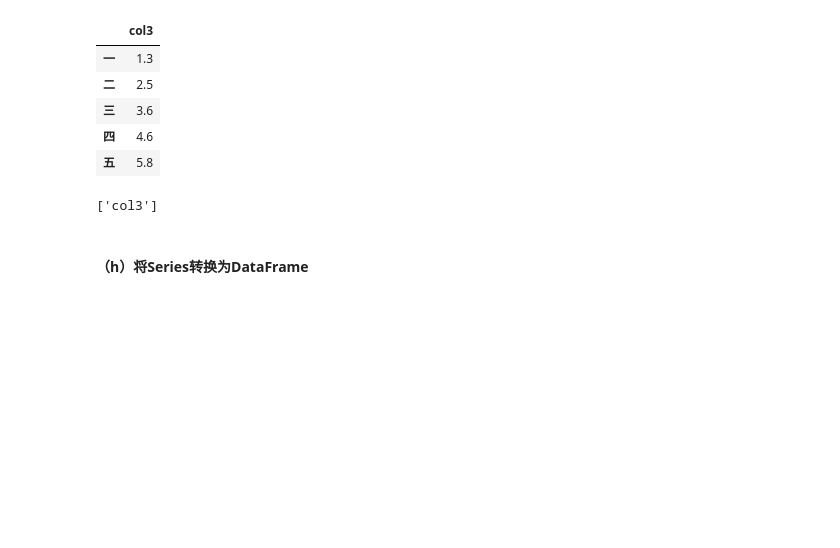
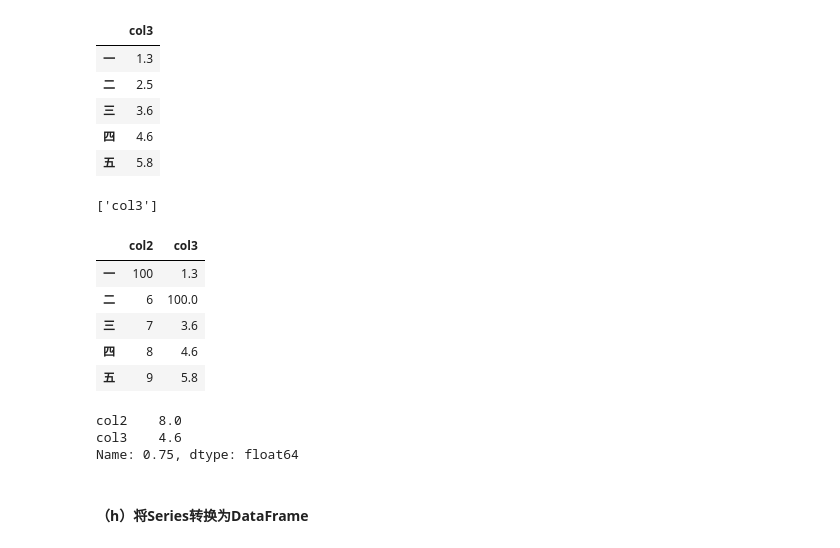
Before and after one commit to Gavince/Python, a Jupyter notebook: 数据分析/Pandas/joyful-pandas/第1章 Pandas基础.ipynb, the cells around one changed output. Saved outputs shown, nothing was run; the diff lists cells and outputs as text; code cells hidden in the pictures; blank space fills up the shorter version.

```diff
--- a/数据分析/Pandas/joyful-pandas/第1章 Pandas基础.ipynb
+++ b/数据分析/Pandas/joyful-pandas/第1章 Pandas基础.ipynb
@@ -411,6 +514,22 @@ df.select_dtypes(include=['float']).head()
 df.select_dtypes(exclude=["int"]).columns.tolist()
 # %% [output]
 ['col3']
+# %%
+df.replace({5:100, 2.5:100})
+# %% [output]
+|  | col2 | col3 |
+| 一 | 100 | 1.3 |
+| 二 | 6 | 100.0 |
+| 三 | 7 | 3.6 |
+| 四 | 8 | 4.6 |
+| 五 | 9 | 5.8 |
+# %%
+# 百分数
+df.quantile(0.75)
+# %% [output]
+col2    8.0
+col3    4.6
+Name: 0.75, dtype: float64
 # %% [markdown]
 #### （h）将Series转换为DataFrame
 # %%
```
Also changed, not shown: parts of 33 cells of this notebook, 17 other files.
